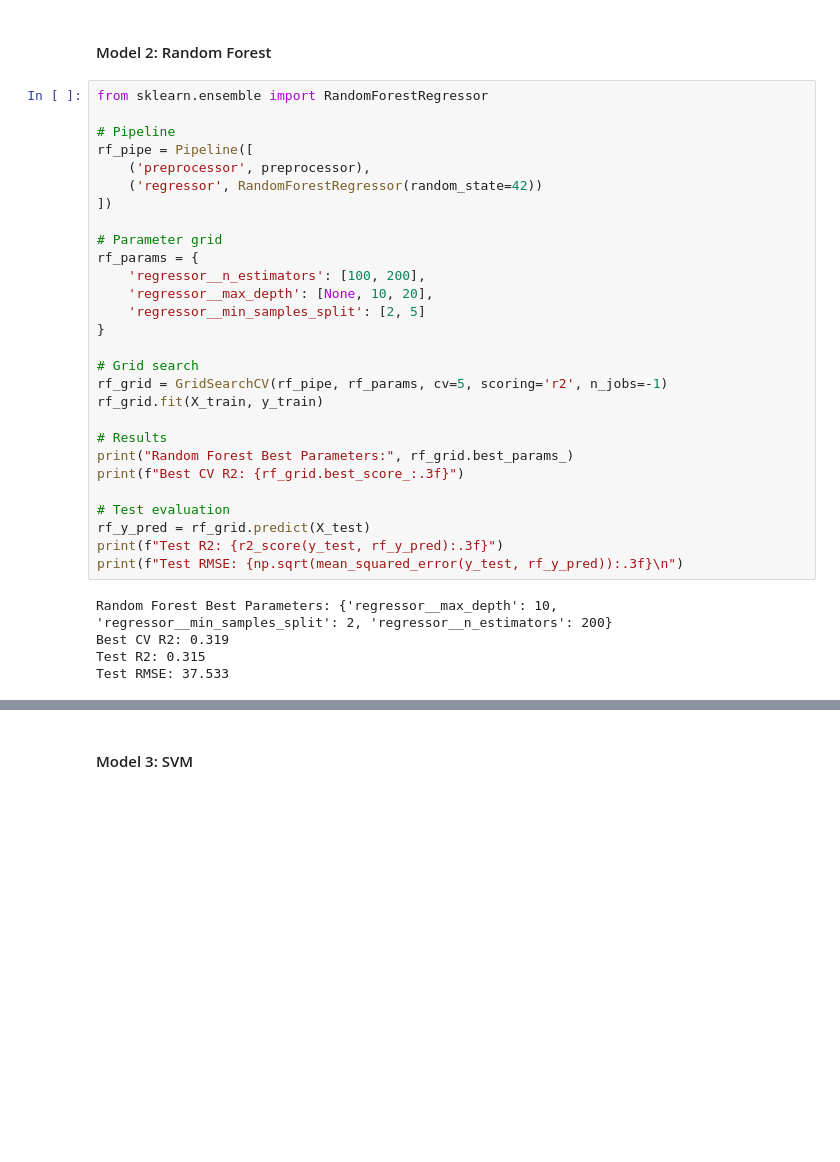
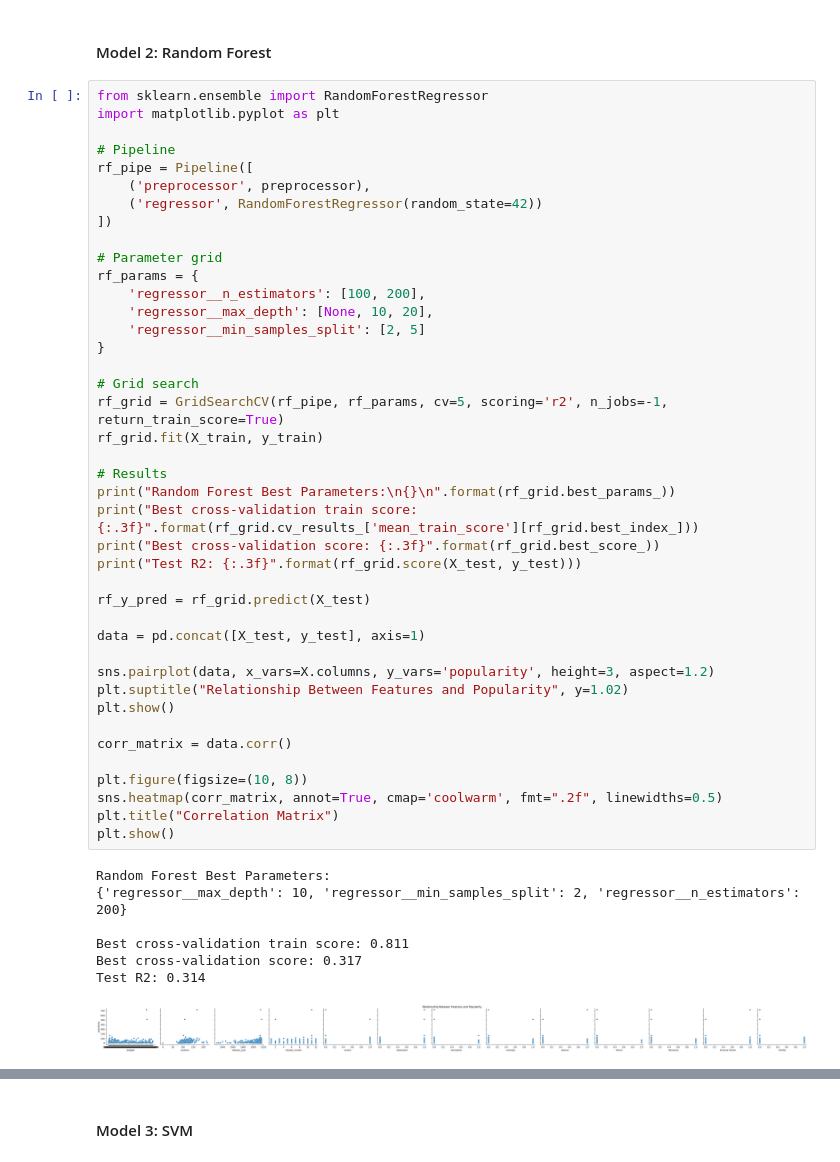
Before and after one commit to zacharyL16/ENSF444ProjectGroup31, a Jupyter notebook: Final Project.ipynb, the cells around one changed output, grey strips where cells are left out. Saved outputs shown, nothing was run; the diff lists cells and outputs as text; blank space fills up the shorter version.

```diff
--- a/Final Project.ipynb
+++ b/Final Project.ipynb
@@ -167,34 +184,50 @@ Test RMSE: 40.481
 #### Model 2: Random Forest
 # %%
 from sklearn.ensemble import RandomForestRegressor
+import matplotlib.pyplot as plt
 
 # Pipeline
 rf_pipe = Pipeline([
     ('preprocessor', preprocessor),
     ('regressor', RandomForestRegressor(random_state=42))
 ])
 
 # Parameter grid
 rf_params = {
     'regressor__n_estimators': [100, 200],
     'regressor__max_depth': [None, 10, 20],
     'regressor__min_samples_split': [2, 5]
 }
 
 # Grid search
-rf_grid = GridSearchCV(rf_pipe, rf_params, cv=5, scoring='r2', n_jobs=-1)
+rf_grid = GridSearchCV(rf_pipe, rf_params, cv=5, scoring='r2', n_jobs=-1, return_train_score=True)
 rf_grid.fit(X_train, y_train)
 
 # Results
-print("Random Forest Best Parameters:", rf_grid.best_params_)
-print(f"Best CV R2: {rf_grid.best_score_:.3f}")
+print("Random Forest Best Parameters:\n{}\n".format(rf_grid.best_params_))
+print("Best cross-validation train score: {:.3f}".format(rf_grid.cv_results_['mean_train_score'][rf_grid.best_index_]))
+print("Best cross-validation score: {:.3f}".format(rf_grid.best_score_))
+print("Test R2: {:.3f}".format(rf_grid.score(X_test, y_test)))
 
-# Test evaluation
 rf_y_pred = rf_grid.predict(X_test)
-print(f"Test R2: {r2_score(y_test, rf_y_pred):.3f}")
-print(f"Test RMSE: {np.sqrt(mean_squared_error(y_test, rf_y_pred)):.3f}\n")
+
+data = pd.concat([X_test, y_test], axis=1)
+
+sns.pairplot(data, x_vars=X.columns, y_vars='popularity', height=3, aspect=1.2)
+plt.suptitle("Relationship Between Features and Popularity", y=1.02)
+plt.show()
+
+corr_matrix = data.corr()
+
+plt.figure(figsize=(10, 8))
+sns.heatmap(corr_matrix, annot=True, cmap='coolwarm', fmt=".2f", linewidths=0.5)
+plt.title("Correlation Matrix")
+plt.show()
 # %% [output]
-Random Forest Best Parameters: {'regressor__max_depth': 10, 'regressor__min_samples_split': 2, 'regressor__n_estimators': 200}
-Best CV R2: 0.319
-Test R2: 0.315
-Test RMSE: 37.533
+Random Forest Best Parameters:
+{'regressor__max_depth': 10, 'regressor__min_samples_split': 2, 'regressor__n_estimators': 200}
+
+Best cross-validation train score: 0.811
+Best cross-validation score: 0.317
+Test R2: 0.314
+[figure, added]
```
Also changed, not shown: parts of 4 cells of this notebook.
